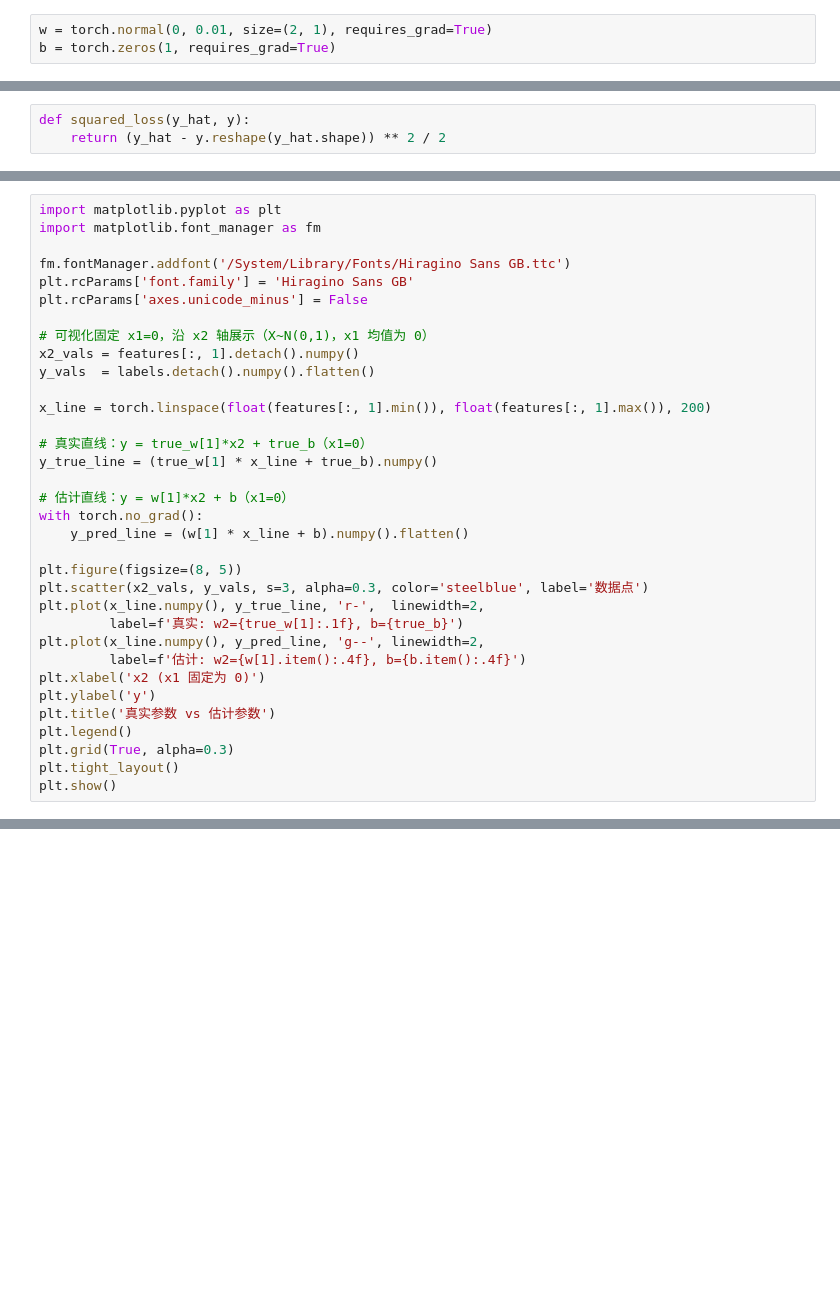
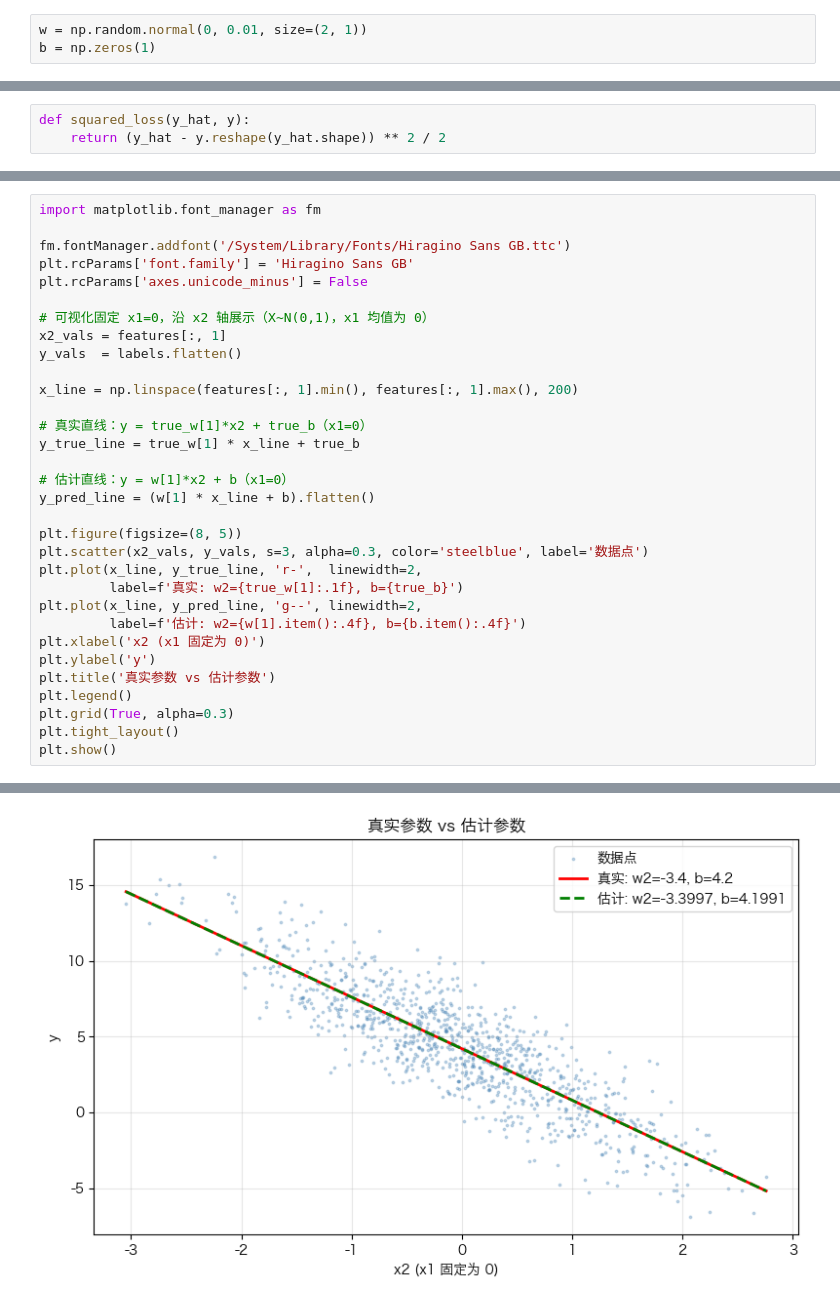
Before and after one commit to allenzhang61/blog, a Jupyter notebook: AI/chapter-04/04-008.ipynb, the cells around one changed output, grey strips where cells are left out. Drawn from its saved outputs; the diff is of its cells as text; blank space fills up the shorter version.

```diff
--- a/AI/chapter-04/04-008.ipynb
+++ b/AI/chapter-04/04-008.ipynb
@@ -64,8 +68,8 @@ tensor([[ 0.8763,  1.4416],
 
 下边开始准备训练
 # %%
-w = torch.normal(0, 0.01, size=(2, 1), requires_grad=True)
-b = torch.zeros(1, requires_grad=True)
+w = np.random.normal(0, 0.01, size=(2, 1))
+b = np.zeros(1)
 # %%
 def linreg(X, w, b):
     # 线性回归模型
@@ -106,5 +115,4 @@ b的估计误差: tensor([2.6703e-05], grad_fn=<RsubBackward1>)
 # %%
-import matplotlib.pyplot as plt
 import matplotlib.font_manager as fm
 
 fm.fontManager.addfont('/System/Library/Fonts/Hiragino Sans GB.ttc')
@@ -112,23 +120,22 @@ plt.rcParams['font.family'] = 'Hiragino Sans GB'
 plt.rcParams['axes.unicode_minus'] = False
 
 # 可视化固定 x1=0，沿 x2 轴展示（X~N(0,1)，x1 均值为 0）
-x2_vals = features[:, 1].detach().numpy()
-y_vals  = labels.detach().numpy().flatten()
+x2_vals = features[:, 1]
+y_vals  = labels.flatten()
 
-x_line = torch.linspace(float(features[:, 1].min()), float(features[:, 1].max()), 200)
+x_line = np.linspace(features[:, 1].min(), features[:, 1].max(), 200)
 
 # 真实直线：y = true_w[1]*x2 + true_b（x1=0）
-y_true_line = (true_w[1] * x_line + true_b).numpy()
+y_true_line = true_w[1] * x_line + true_b
 
 # 估计直线：y = w[1]*x2 + b（x1=0）
-with torch.no_grad():
-    y_pred_line = (w[1] * x_line + b).numpy().flatten()
+y_pred_line = (w[1] * x_line + b).flatten()
 
 plt.figure(figsize=(8, 5))
 plt.scatter(x2_vals, y_vals, s=3, alpha=0.3, color='steelblue', label='数据点')
-plt.plot(x_line.numpy(), y_true_line, 'r-',  linewidth=2,
+plt.plot(x_line, y_true_line, 'r-',  linewidth=2,
          label=f'真实: w2={true_w[1]:.1f}, b={true_b}')
-plt.plot(x_line.numpy(), y_pred_line, 'g--', linewidth=2,
+plt.plot(x_line, y_pred_line, 'g--', linewidth=2,
          label=f'估计: w2={w[1].item():.4f}, b={b.item():.4f}')
 plt.xlabel('x2 (x1 固定为 0)')
 plt.ylabel('y')
@@ -141,0 +148 @@ plt.show()
+[figure, added]
```
Also changed, not shown: parts of 10 cells of this notebook, 2 other files.
